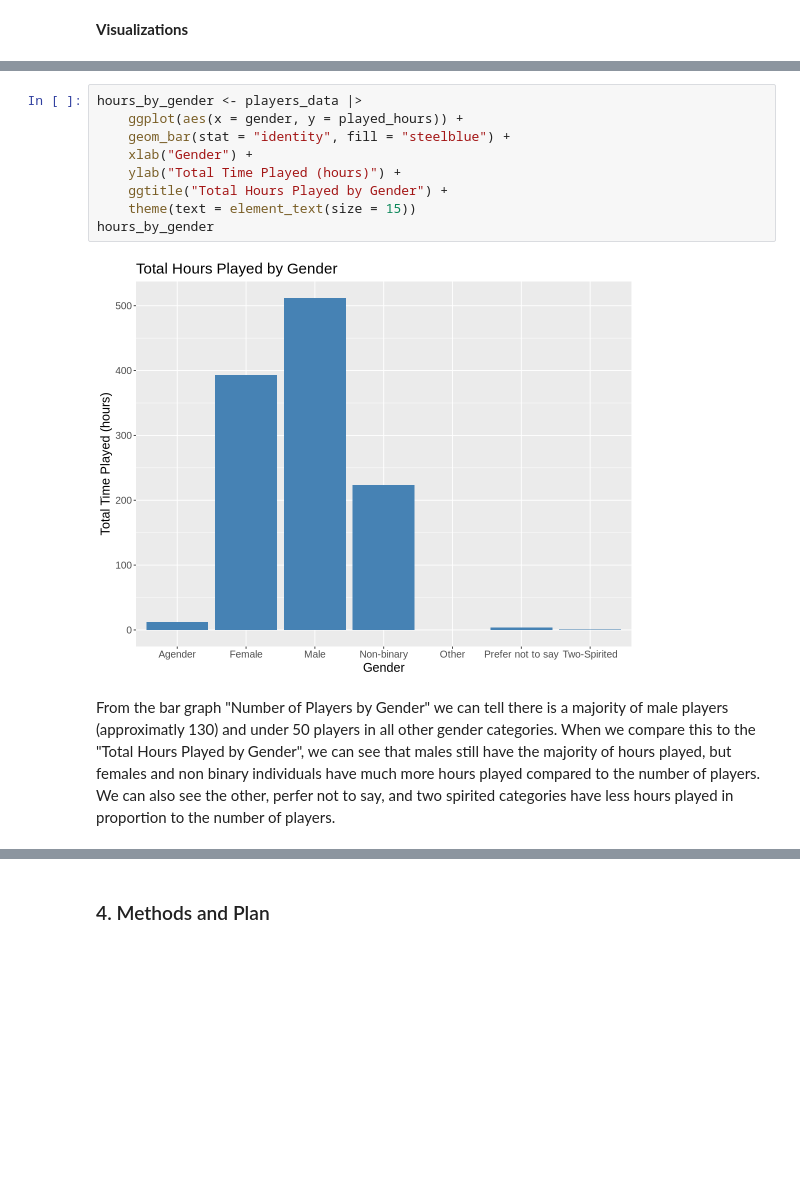
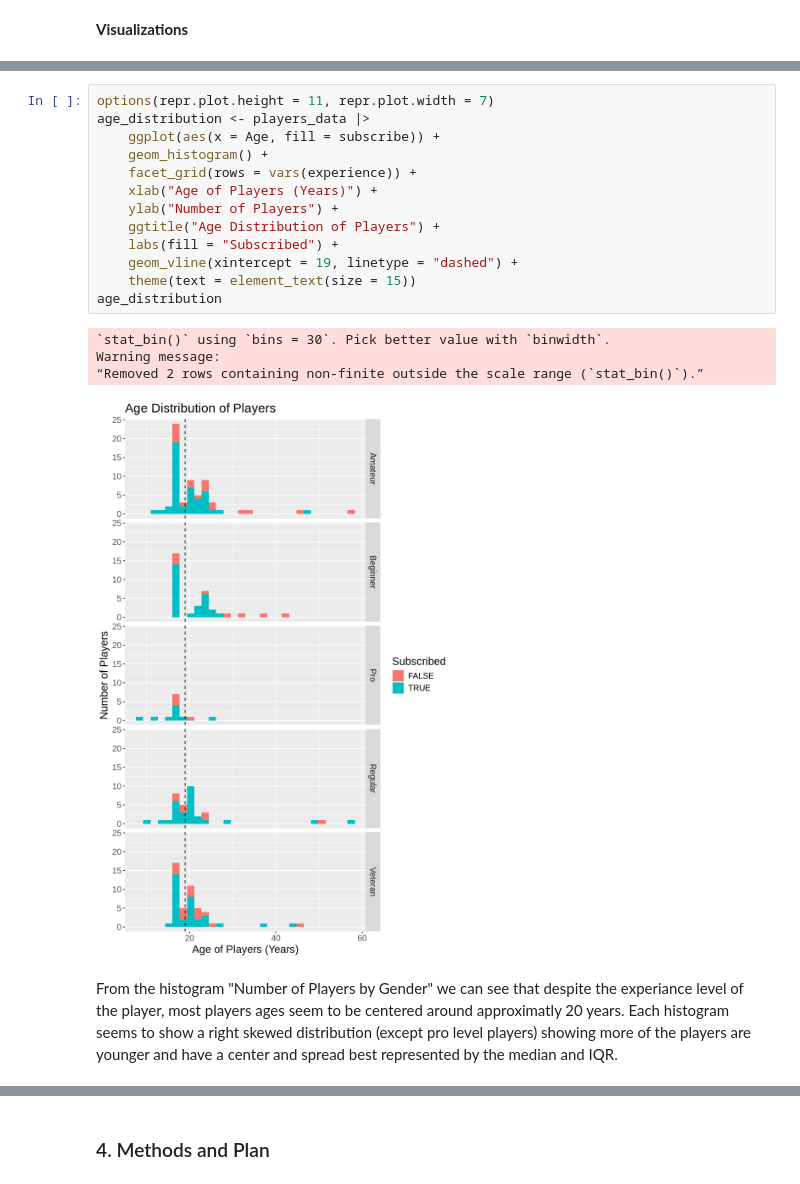
Before and after one commit to emilyk-05/individual_project_planning, a Jupyter notebook: individual_project_planning.ipynb, the cells around one changed output, grey strips where cells are left out. Drawn from its saved outputs; the diff is of its cells as text; blank space fills up the shorter version.

Commit message:
Finished visualizations and methods
FInished majority of project. Added remainder of visualizations and completed step 4. Need to add git hub repository link and ensure word count is not exceeded.

```diff
--- a/individual_project_planning.ipynb
+++ b/individual_project_planning.ipynb
@@ -144,13 +194,20 @@ players_gender
 # %%
-hours_by_gender <- players_data |>
-    ggplot(aes(x = gender, y = played_hours)) +
-    geom_bar(stat = "identity", fill = "steelblue") +
-    xlab("Gender") +
-    ylab("Total Time Played (hours)") +
-    ggtitle("Total Hours Played by Gender") +
+options(repr.plot.height = 11, repr.plot.width = 7)
+age_distribution <- players_data |>
+    ggplot(aes(x = Age, fill = subscribe)) +
+    geom_histogram() +
+    facet_grid(rows = vars(experience)) +
+    xlab("Age of Players (Years)") +
+    ylab("Number of Players") +
+    ggtitle("Age Distribution of Players") +
+    labs(fill = "Subscribed") +
+    geom_vline(xintercept = 19, linetype = "dashed") +
     theme(text = element_text(size = 15))
-hours_by_gender
+age_distribution
 # %% [output]
+`stat_bin()` using `bins = 30`. Pick better value with `binwidth`.
+Warning message:
+“Removed 2 rows containing non-finite outside the scale range (`stat_bin()`).”
-[figure, old version]
+[figure, new version]
 # %% [markdown]
-From the bar graph "Number of Players by Gender" we can tell there is a majority of male players (approximatly 130) and under 50 players in all other gender categories. When we compare this to the "Total Hours Played by Gender", we can see that males still have the majority of hours played, but females and non binary individuals have much more hours played compared to the number of players. We can also see the other, perfer not to say, and two spirited categories have less hours played in proportion to the number of players.
+From the histogram "Number of Players by Gender" we can see that despite the experiance level of the player, most players ages seem to be centered around approximatly 20 years. Each histogram seems to show a right skewed distribution (except pro level players) showing more of the players are younger and have a center and spread best represented by the median and IQR.
```
Also changed, not shown: parts of 21 cells of this notebook.
